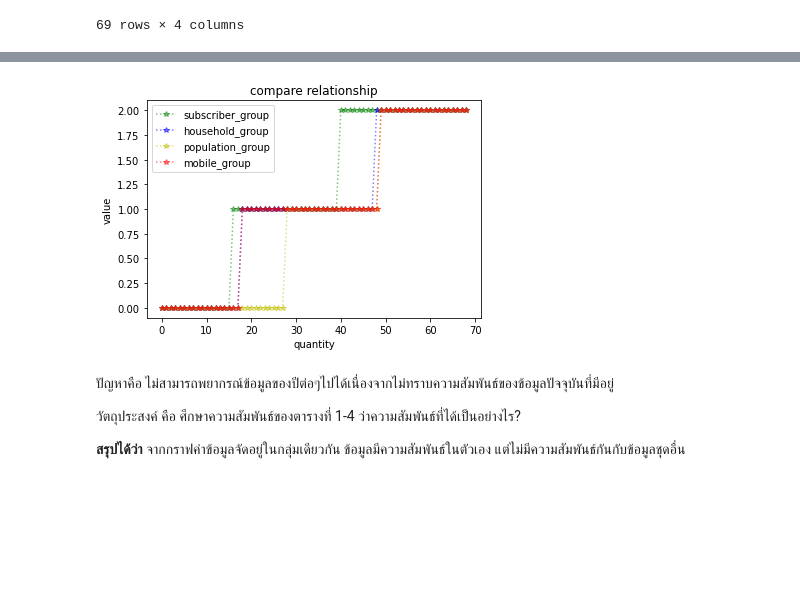
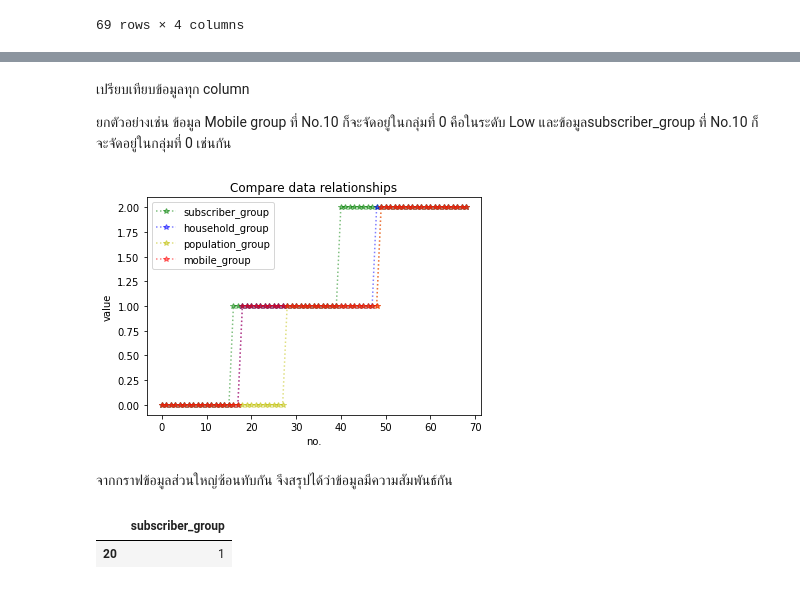
Before and after one commit to Thitichaya2000/DWDM21, a Jupyter notebook: Project_lookmhee.ipynb, the cells around one changed output, grey strips where cells are left out. Cells and saved outputs as stored; diff of their text form; code cells hidden in the pictures; blank space fills up the shorter version.

```diff
--- a/Project_lookmhee.ipynb
+++ b/Project_lookmhee.ipynb
@@ -646,18 +732,22 @@ from matplotlib import pyplot as plt  #import package เข้ามาใช
+# %% [markdown]
+เปรียบเทียบข้อมูลทุก column
+
+ยกตัวอย่างเช่น ข้อมูล Mobile group ที่ No.10 ก็จะจัดอยู่ในกลุ่มที่ 0 คือในระดับ Low และข้อมูลsubscriber_group ที่ No.10 ก็จะจัดอยู่ในกลุ่มที่ 0 เช่นกัน
 # %%
-plt.plot(range(len(data_cut.iloc[:,:-3])),data_cut.iloc[:,:-3],'*:g',alpha=0.5,label='subscriber_group')   # สีเขียว subscriber_group
-plt.plot(range(len(data_cut.iloc[:,1:-2])),data_cut.iloc[:,1:-2],'*:b',alpha=0.5,label='household_group')  # สีน้ำเงิน household_group
-plt.plot(range(len(data_cut.iloc[:,2:-1])),data_cut.iloc[:,2:-1],'*:y',alpha=0.5,label='population_group')  # สีเหลือง population_group
-plt.plot(range(len(data_cut.iloc[:,3:])),data_cut.iloc[:,3:],'*:r',alpha=0.5,label='mobile_group')  # สีแดง mobile_group
-
-plt.ylabel('value')  # กำหนดชื่อแกน y
-plt.xlabel('quantity')  # กำหนดชื่อแกน x
-plt.title('compare relationship')    # กำหนดชื่อกราฟ
-plt.legend();  # ทำให้เพื่อไม่ให้ข้อความที่ไม่ต้องการขึ้นมา
+plt.plot(range(len(data_cut.iloc[:,:-3])),data_cut.iloc[:,:-3],'*:g',alpha=0.5,label='subscriber_group')   #g = สีเขียว subscriber_group
+plt.plot(range(len(data_cut.iloc[:,1:-2])),data_cut.iloc[:,1:-2],'*:b',alpha=0.5,label='household_group')  #b = สีน้ำเงิน household_group
+plt.plot(range(len(data_cut.iloc[:,2:-1])),data_cut.iloc[:,2:-1],'*:y',alpha=0.5,label='population_group')  #y = สีเหลือง population_group
+plt.plot(range(len(data_cut.iloc[:,3:])),data_cut.iloc[:,3:],'*:r',alpha=0.5,label='mobile_group')  #r = สีแดง mobile_group
+plt.ylabel('value') # แกน y คือ value บอกว่าข้อมูลในแต่ละ column มีค่าข้อมูลเท่ากับเท่าไหร่  โดยค่าข้อมูลมี 3 ตัวตามที่ได้กำหนดไว้ คือ 0,1,2
+plt.xlabel('no.')  # แกน x  คือ บอกว่าข้อมูลในแต่ละ column อยู่จุดที่เท่าไหร่
+plt.title('Compare data relationships')  # ชื่อกราฟคือ Compare data relationships/เปรียบเทียบความสัมพันธ์ของข้อมูล
+plt.legend();
 # %% [output]
-[figure, old version]
+[figure, new version]
-# %% [markdown]
-ปัญหาคือ ไม่สามารถพยากรณ์ข้อมูลของปีต่อๆไปได้เนื่องจากไม่ทราบความสัมพันธ์ของข้อมูลปัจจุบันที่มีอยู่
-
-วัตถุประสงค์ คือ ศึกษาความสัมพันธ์ของตารางที่ 1-4 ว่าความสัมพันธ์ที่ได้เป็นอย่างไร?
-
-**สรุปได้ว่า** จากกราฟค่าข้อมูลจัดอยู่ในกลุ่มเดียวกัน ข้อมูลมีความสัมพันธ์ในตัวเอง แต่ไม่มีความสัมพันธ์กันกับข้อมูลชุดอื่น
+# %% [markdown]
+จากกราฟข้อมูลส่วนใหญ่ซ้อนทับกัน จึงสรุปได้ว่าข้อมูลมีความสัมพันธ์กัน
+# %%
+data_cut.iloc[20:-48,:-3]  #จากการเรียกดูข้อมูลพบว่าตรงกับส่วนที่อยู่ในกราฟคือ No. จัดอยู่ในกลุ่ม median
+# %% [output]
+|  | subscriber_group |
+| 20 | 1 |
```
Also changed, not shown: parts of 16 cells of this notebook.
